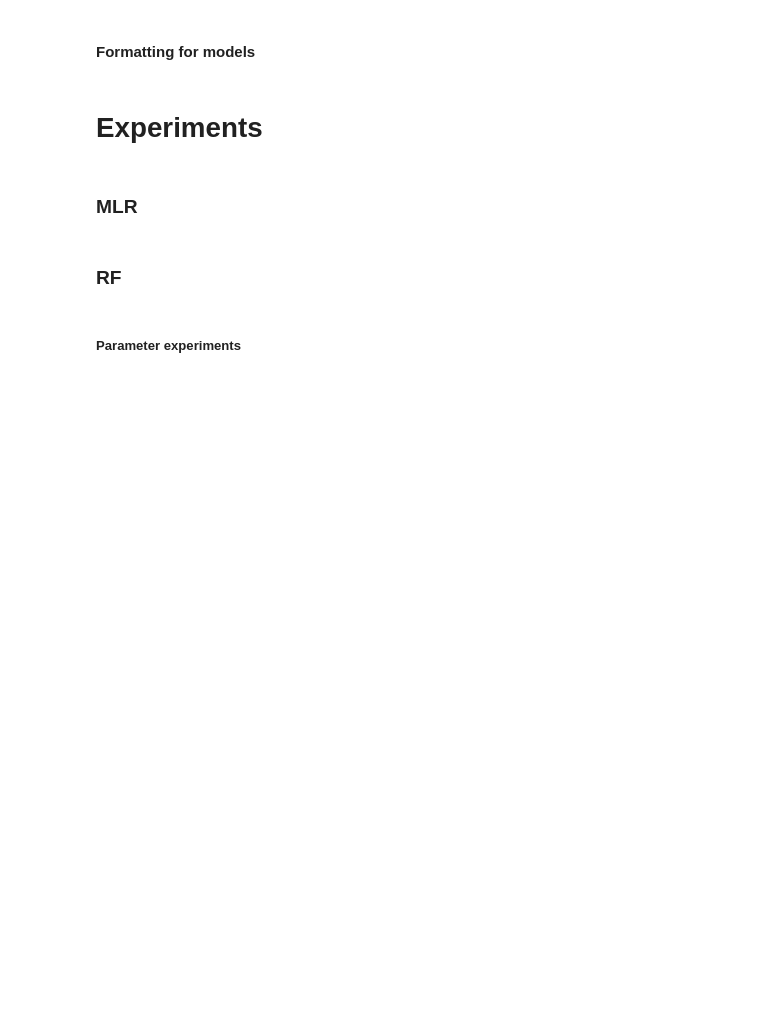
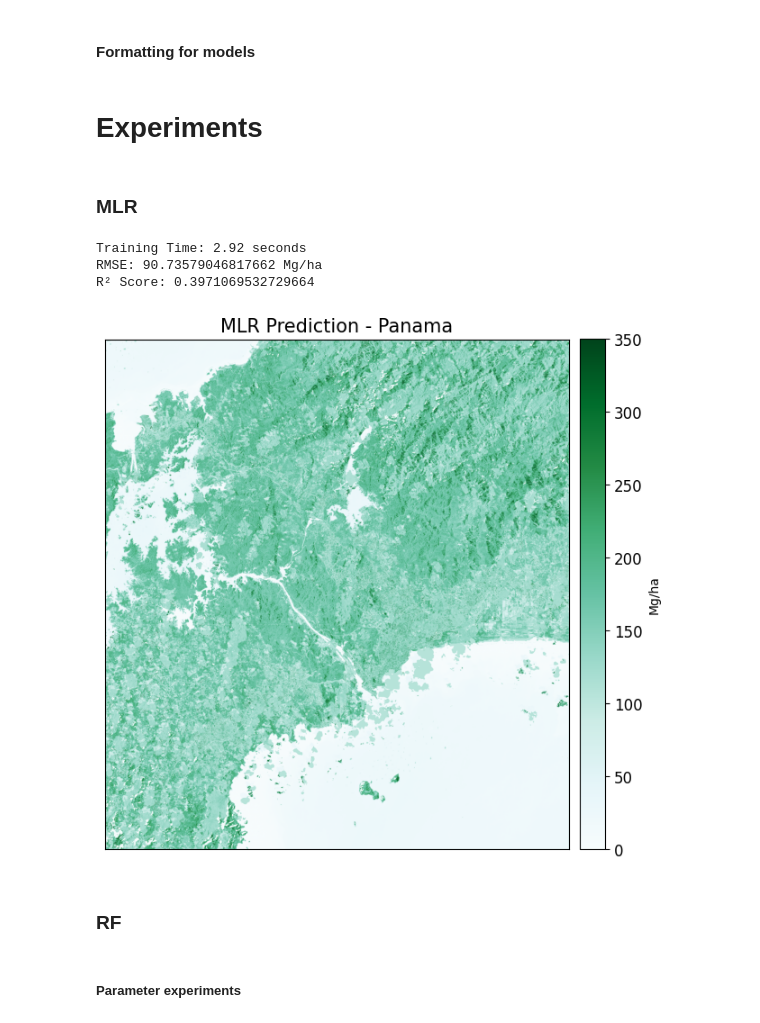
Before and after one commit to annalisefishell/MasterThesis, a Jupyter notebook: panama.ipynb, the cells around one changed output. Drawn from its saved outputs; the diff is of its cells as text; code cells hidden in the pictures; blank space fills up the shorter version.

```diff
--- a/panama.ipynb
+++ b/panama.ipynb
@@ -114,14 +120,18 @@ del pa_ref_data, pa_aoi, pa_combined, pa_n_bands, n_pixels, pa_y_1d
 # %% [markdown]
 ### MLR
 # %%
-# No need t run experiments in this bc mathematically deterministic
-_, mlr_runtime, mlr_rmse, mlr_r2 = m.mlr(pa_X_train, pa_y_train, pa_X_test, pa_y_test, pa_X_2d, pa_height, pa_width, output=False)
+_, mlr_runtime, mlr_rmse, mlr_r2 = m.mlr(pa_X_train, pa_y_train, pa_X_test, pa_y_test, pa_X_2d, pa_height, pa_width, output=True)
 
 if True: # PA_FIRST_LOCATION_RUN
     with open('data/output/pa.txt', 'a') as file:
         file.write('MLR control (%s):\n' % EXPERIMENT_RUN)
         file.write(str({'mlr': [mlr_runtime, mlr_rmse, mlr_r2]}))
         file.write('\n\n')
+# %% [output]
+Training Time: 2.92 seconds
+RMSE: 90.73579046817662 Mg/ha
+R² Score: 0.3971069532729664
+[figure, added]
 # %% [markdown]
 ### RF
 # %% [markdown]
```
Also changed, not shown: parts of 8 cells of this notebook, 7 other files.
